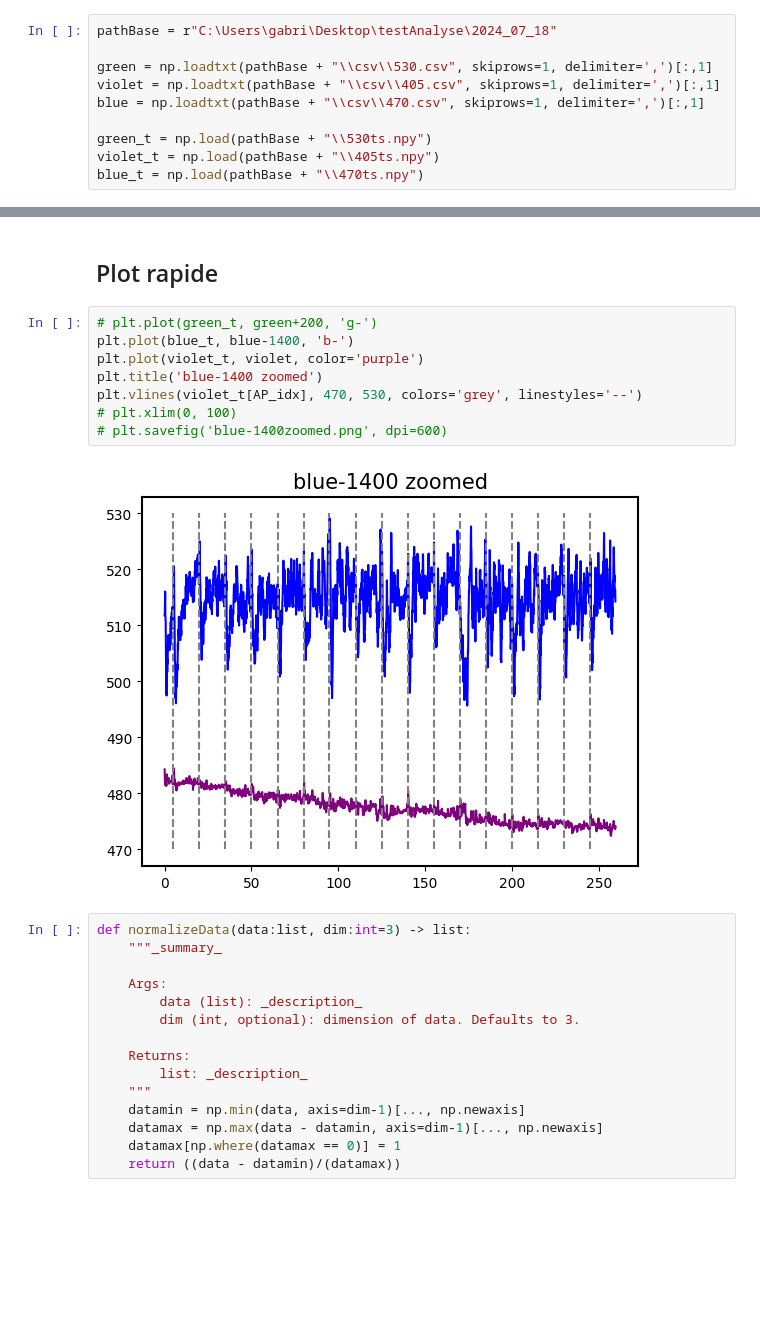
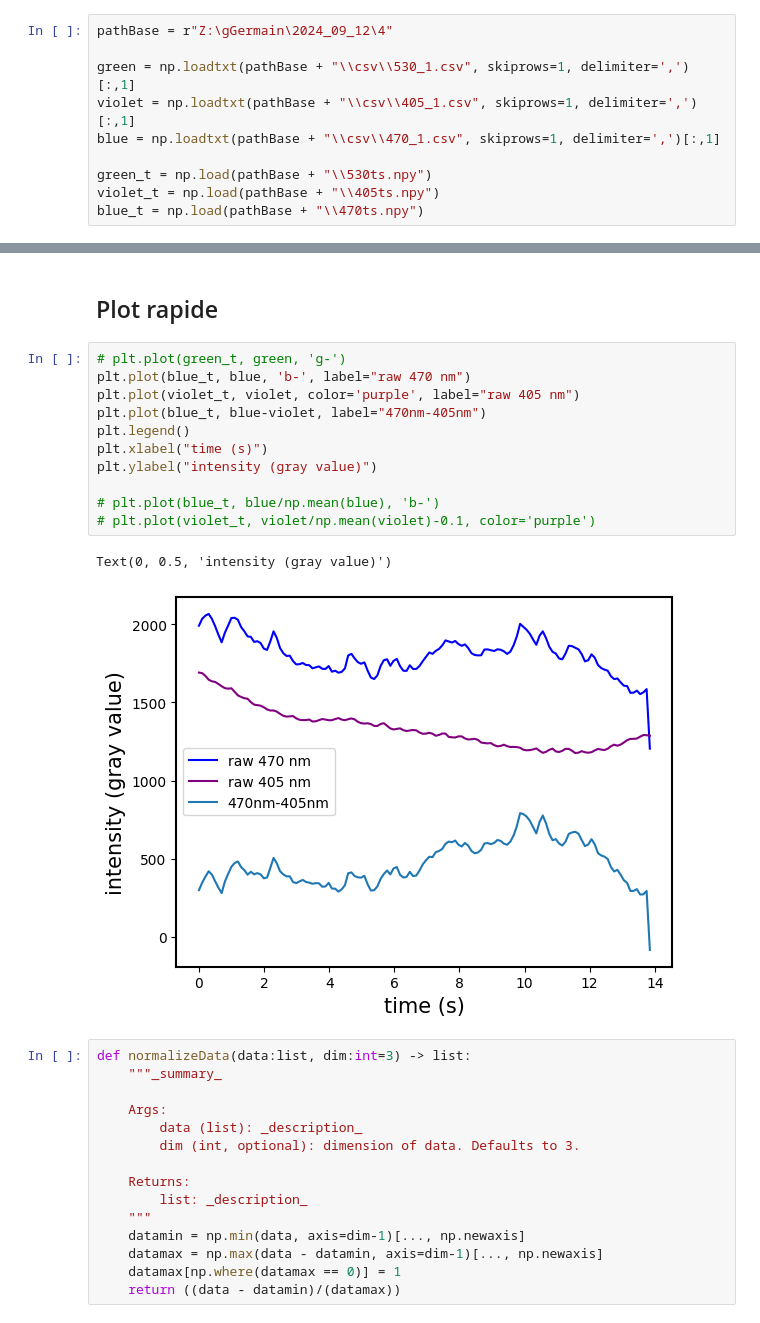
Before and after one commit to Laboratory-of-Vincent-Breton-Provencher/Widefield-Imaging-Acquisition, a Jupyter notebook: analysisPipeline/GCaMP.ipynb, the cells around one changed output, grey strips where cells are left out. Cells and saved outputs as stored; diff of their text form; blank space fills up the shorter version.

```diff
--- a/analysisPipeline/GCaMP.ipynb
+++ b/analysisPipeline/GCaMP.ipynb
@@ -21,11 +21,11 @@ cmap = 'cmc.batlow'
 # %% [markdown]
 ## Open data
 # %%
-pathBase = r"C:\Users\gabri\Desktop\testAnalyse\2024_07_18"
+pathBase = r"Z:\gGermain\2024_09_12\4"
 
-green = np.loadtxt(pathBase + "\\csv\\530.csv", skiprows=1, delimiter=',')[:,1]
-violet = np.loadtxt(pathBase + "\\csv\\405.csv", skiprows=1, delimiter=',')[:,1]
-blue = np.loadtxt(pathBase + "\\csv\\470.csv", skiprows=1, delimiter=',')[:,1]
+green = np.loadtxt(pathBase + "\\csv\\530_1.csv", skiprows=1, delimiter=',')[:,1]
+violet = np.loadtxt(pathBase + "\\csv\\405_1.csv", skiprows=1, delimiter=',')[:,1]
+blue = np.loadtxt(pathBase + "\\csv\\470_1.csv", skiprows=1, delimiter=',')[:,1]
 
 green_t = np.load(pathBase + "\\530ts.npy")
 violet_t = np.load(pathBase + "\\405ts.npy")
@@ -51,16 +51,20 @@ AP_series = np.zeros(len(violet_t))
 AP_series[AP_idx] = 1
 # %% [markdown]
 ## Plot rapide
-# %%
-# plt.plot(green_t, green+200, 'g-')
-plt.plot(blue_t, blue-1400, 'b-')
-plt.plot(violet_t, violet, color='purple')
-plt.title('blue-1400 zoomed')
-plt.vlines(violet_t[AP_idx], 470, 530, colors='grey', linestyles='--')
-# plt.xlim(0, 100)
-# plt.savefig('blue-1400zoomed.png', dpi=600)
-# %% [output]
-[figure, removed]
+# %%
+# plt.plot(green_t, green, 'g-')
+plt.plot(blue_t, blue, 'b-', label="raw 470 nm")
+plt.plot(violet_t, violet, color='purple', label="raw 405 nm")
+plt.plot(blue_t, blue-violet, label="470nm-405nm")
+plt.legend()
+plt.xlabel("time (s)")
+plt.ylabel("intensity (gray value)")
+
+# plt.plot(blue_t, blue/np.mean(blue), 'b-')
+# plt.plot(violet_t, violet/np.mean(violet)-0.1, color='purple')
+# %% [output]
+Text(0, 0.5, 'intensity (gray value)')
+[figure, added]
 # %%
 def normalizeData(data:list, dim:int=3) -> list:
     """_summary_
```
Also changed, not shown: 3 other files.
